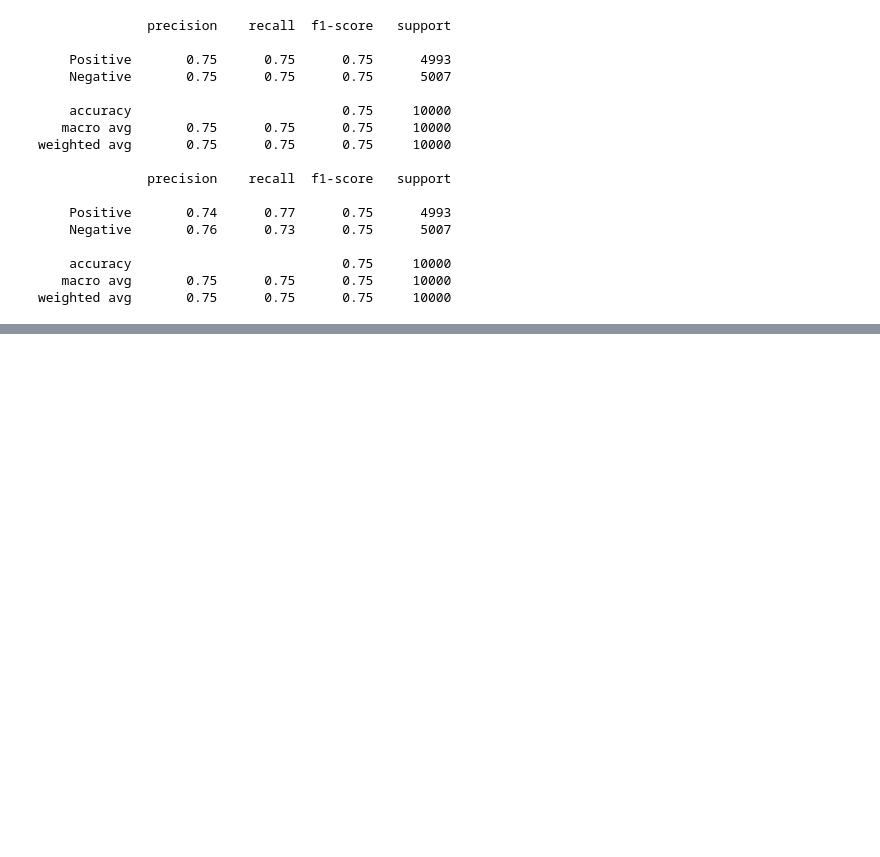
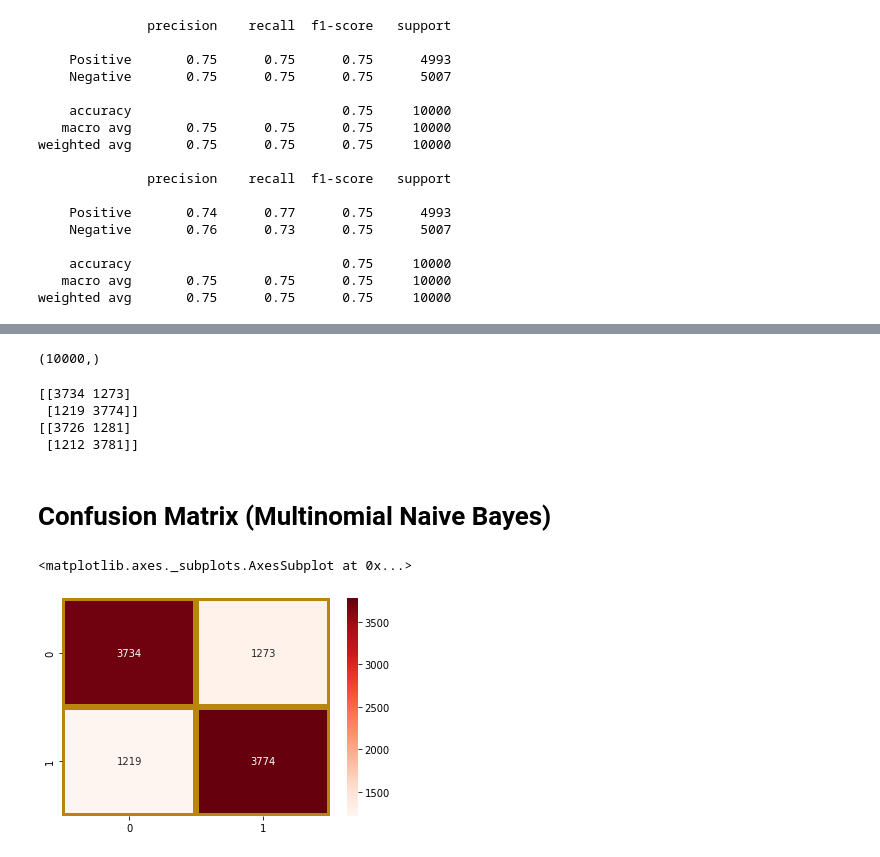
Before and after one commit to furqankhalil/SZIC-AI, a Jupyter notebook: NLP/Sentiment_Analysis_on_IMDB_Dataset.ipynb, the cells around one changed output, grey strips where cells are left out. Cells and saved outputs as stored; diff of their text form; code cells hidden in the pictures; blank space fills up the shorter version.

```diff
--- a/NLP/Sentiment_Analysis_on_IMDB_Dataset.ipynb
+++ b/NLP/Sentiment_Analysis_on_IMDB_Dataset.ipynb
@@ -300,0 +307,10 @@ sns.heatmap(confusion_matrix,annot = True,fmt='d')
+# %%
+from sklearn.naive_bayes import MultinomialNB
+
+mnb=MultinomialNB()
+#fitting the svm for bag of words
+mnb_bow=mnb.fit(cv_train_reviews,train_sentiments)
+print(mnb_bow)
+#fitting the svm for tfidf features
+mnb_tfidf=mnb.fit(tv_train_reviews,train_sentiments)
+print(mnb_tfidf)
@@ -300,0 +322,6 @@ sns.heatmap(confusion_matrix,annot = True,fmt='d')
+# %%
+mnb_bow_predict=mnb.predict(cv_test_reviews)
+print(mnb_bow_predict)
+#Predicting the model for tfidf features
+mnb_tfidf_predict=mnb.predict(tv_test_reviews)
+print(mnb_tfidf_predict)
@@ -300,0 +369,24 @@ sns.heatmap(confusion_matrix,annot = True,fmt='d')
+# %%
+mnb_bow_predict.shape
+# %% [output]
+(10000,)
+# %%
+cm_bow1=confusion_matrix(test_sentiments,mnb_bow_predict,labels=[1,0])
+print(cm_bow1)
+#confusion matrix for tfidf features
+cm_tfidf1=confusion_matrix(test_sentiments,mnb_tfidf_predict,labels=[1,0])
+print(cm_tfidf1)
+# %% [output]
+[[3734 1273]
+ [1219 3774]]
+[[3726 1281]
+ [1212 3781]]
+# %% [markdown]
+# Confusion Matrix (Multinomial Naive Bayes)
+# %%
+fig = plt.figure()
+confusion_matrix = cm_bow1
+sns.heatmap(confusion_matrix,annot = True,fmt='d',cmap='Reds',linewidths=5,linecolor='darkgoldenrod')
+# %% [output]
+<matplotlib.axes._subplots.AxesSubplot at 0x...>
+[figure, added]
```
Also changed, not shown: parts of 32 cells of this notebook.
